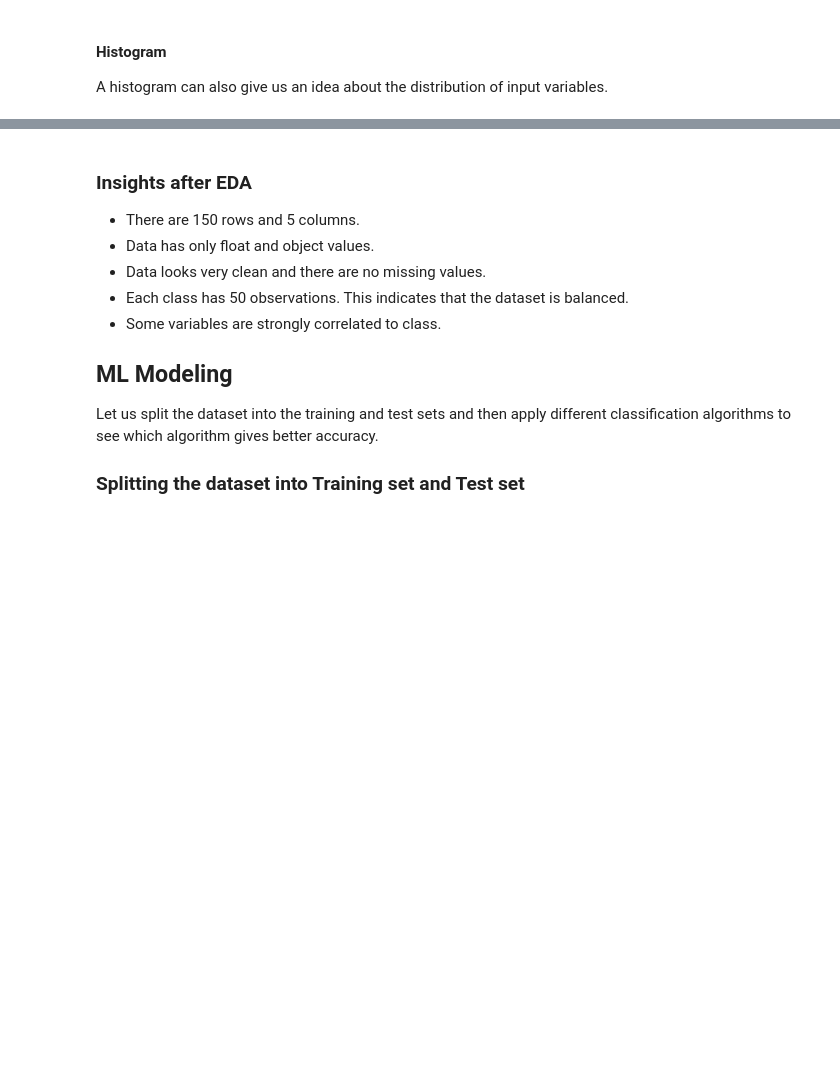
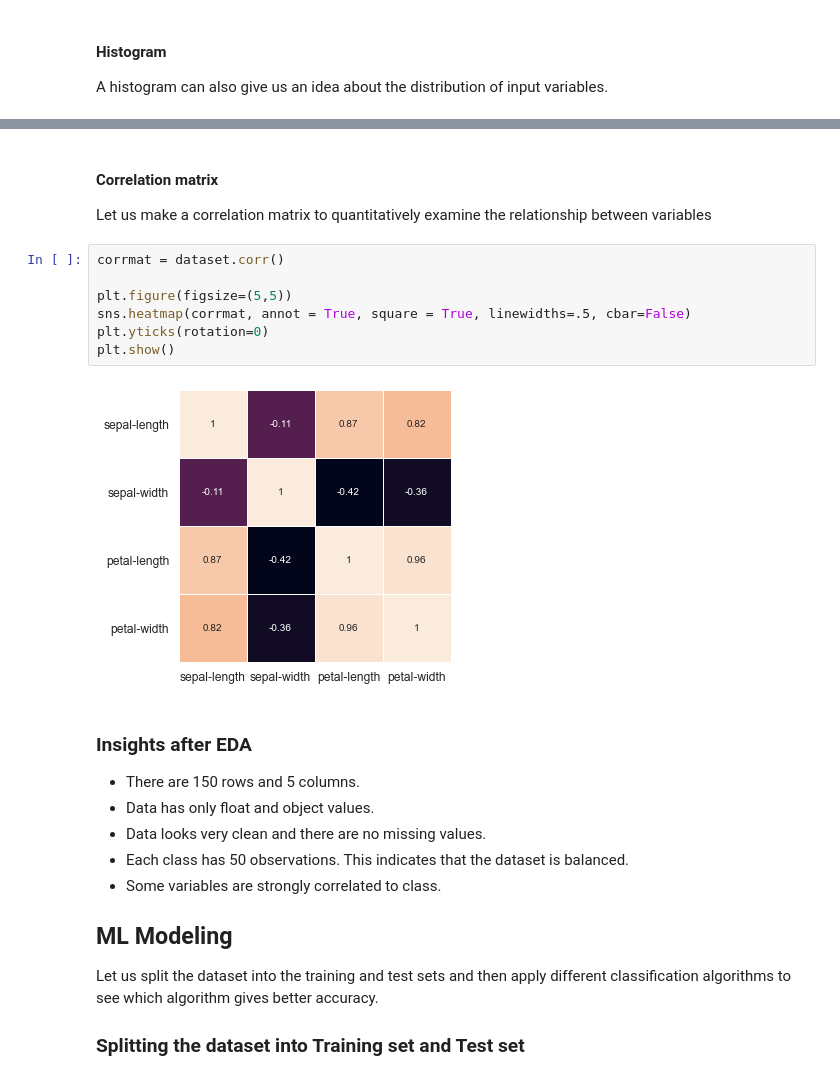
Before and after one commit to mathewajik/machine-learning-python, a Jupyter notebook: iris_flower_classification/iris_flower_classification.ipynb, the cells around one changed output, grey strips where cells are left out. Cells and saved outputs as stored; diff of their text form; blank space fills up the shorter version.

```diff
--- a/iris_flower_classification/iris_flower_classification.ipynb
+++ b/iris_flower_classification/iris_flower_classification.ipynb
@@ -141,3 +147,16 @@ plt.show()
+# %% [markdown]
+#### Correlation matrix
+
+Let us make a correlation matrix to quantitatively examine the relationship between variables
+# %%
+corrmat = dataset.corr()
+
+plt.figure(figsize=(5,5))
+sns.heatmap(corrmat, annot = True, square = True, linewidths=.5, cbar=False)
+plt.yticks(rotation=0)
+plt.show()
+# %% [output]
+[figure, added]
 # %% [markdown]
 ### Insights after EDA
 
```
Also changed, not shown: parts of 10 cells of this notebook.
